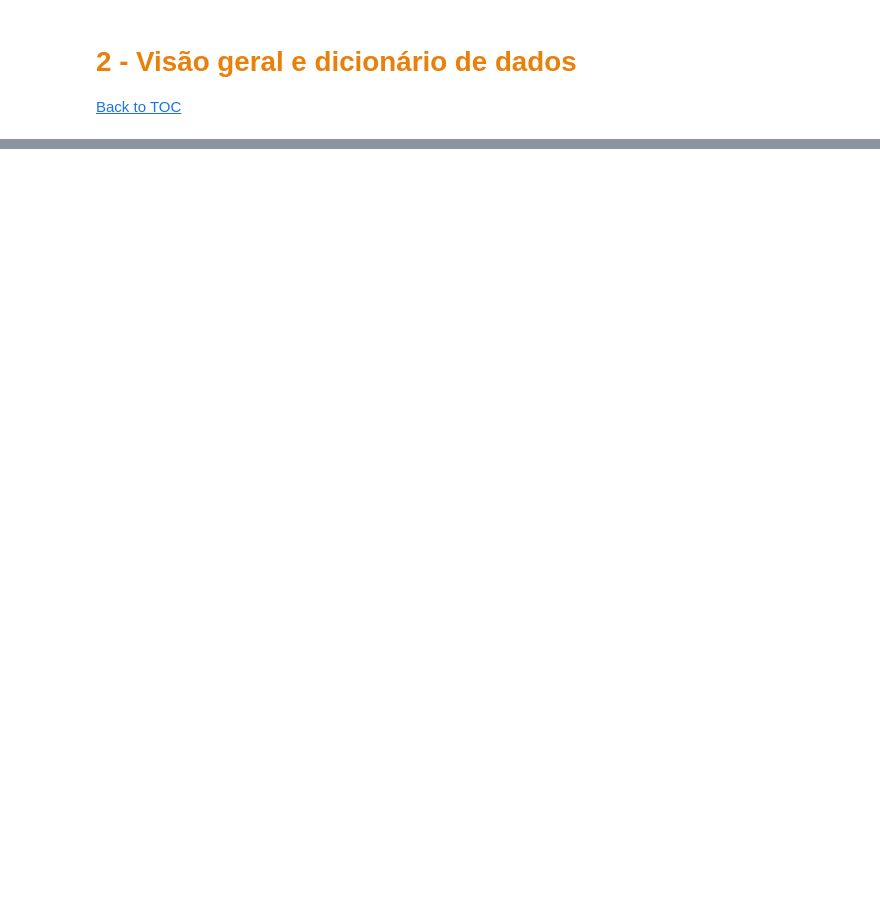
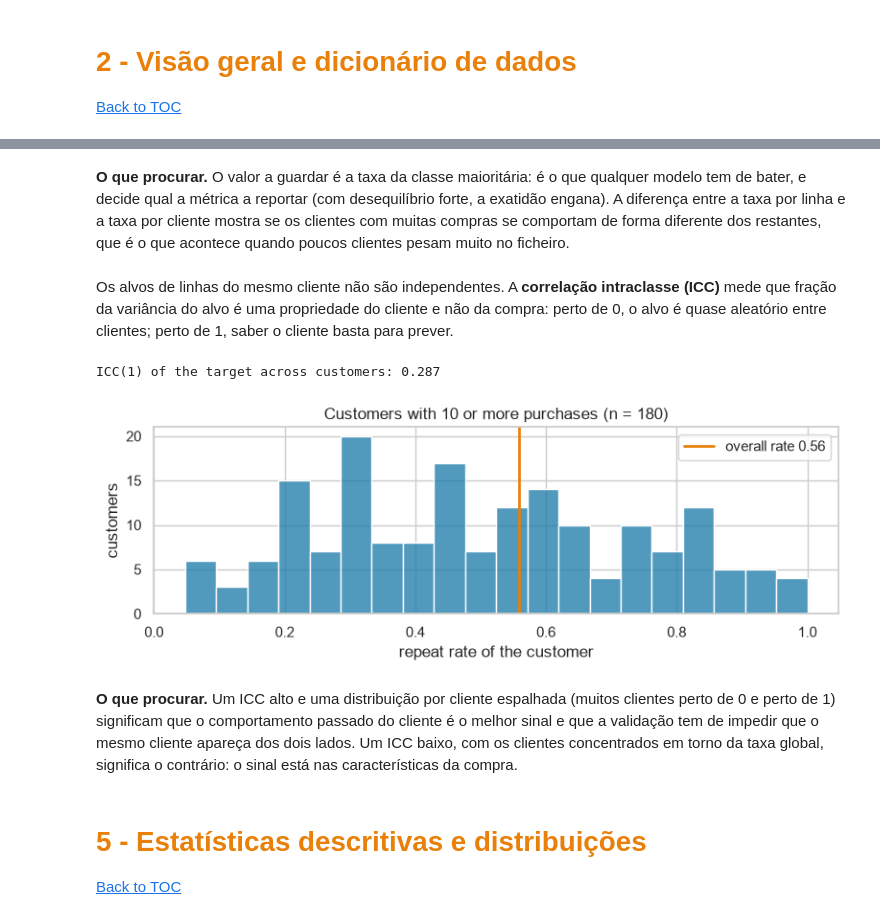
Before and after one commit to jonazzzzzzzz/ML_Project_G17, a Jupyter notebook: notebooks/NB_1_data_exploration.ipynb, the cells around one changed output, grey strips where cells are left out. Drawn from its saved outputs; the diff is of its cells as text; code cells hidden in the pictures; blank space fills up the shorter version.

```diff
--- a/notebooks/NB_1_data_exploration.ipynb
+++ b/notebooks/NB_1_data_exploration.ipynb
@@ -321,0 +587,12 @@ Havia mais verificações a fazer mas seriam imensas e estariamos a usar essas v
+# %%
+balance = train_data[target].value_counts().sort_index()
+print(balance.to_frame("rows").assign(
+    share=lambda f: (f["rows"] / len(train_data)).round(4)).to_string())
+print(f"\ntarget nulls: {train_data[target].isna().sum()}"
+      f" | values: {sorted(train_data[target].dropna().unique())}")
+print(f"always predicting the majority class scores"
+      f" {balance.max() / balance.sum():.4f} accuracy and 0 recall on the other")
+
+per_customer_rate = train_data.groupby("customer_id")[target].agg(["size", "mean"])
+print(f"\nrepeat rate over rows:      {train_data[target].mean():.4f}")
+print(f"repeat rate over customers: {per_customer_rate['mean'].mean():.4f}")
@@ -321,0 +610,33 @@ Havia mais verificações a fazer mas seriam imensas e estariamos a usar essas v
+# %% [markdown]
+**O que procurar.** O valor a guardar é a taxa da classe maioritária: é o que qualquer modelo tem de bater, e decide qual a métrica a reportar (com desequilíbrio forte, a exatidão engana). A diferença entre a taxa por linha e a taxa por cliente mostra se os clientes com muitas compras se comportam de forma diferente dos restantes, que é o que acontece quando poucos clientes pesam muito no ficheiro.
+# %% [markdown]
+Os alvos de linhas do mesmo cliente não são independentes. A **correlação intraclasse (ICC)** mede que fração da variância do alvo é uma propriedade do cliente e não da compra: perto de 0, o alvo é quase aleatório entre clientes; perto de 1, saber o cliente basta para prever.
+# %%
+groups = train_data.groupby("customer_id")[target]
+size, mean = groups.size(), groups.mean()
+N, k = size.sum(), len(size)
+grand = train_data[target].mean()
+ms_between = (size * (mean - grand) ** 2).sum() / (k - 1)
+ms_within = ((train_data[target] - groups.transform("mean")) ** 2).sum() / (N - k)
+n0 = (N - (size ** 2).sum() / N) / (k - 1)
+icc = (ms_between - ms_within) / (ms_between + (n0 - 1) * ms_within)
+print(f"ICC(1) of the target across customers: {icc:.3f}")
+
+big = per_customer_rate[per_customer_rate["size"] >= 10]
+fig, ax = plt.subplots(figsize=(8, 3))
+sns.histplot(big["mean"], bins=20, color=PLOT_BLUE, ax=ax)
+ax.axvline(grand, color=PLOT_ORANGE, lw=2, label=f"overall rate {grand:.2f}")
+ax.set(xlabel="repeat rate of the customer", ylabel="customers",
+       title=f"Customers with 10 or more purchases (n = {len(big)})")
+ax.legend()
+plt.tight_layout()
+plt.show()
+# %% [output]
+ICC(1) of the target across customers: 0.287
+[figure, added]
+# %% [markdown]
+**O que procurar.** Um ICC alto e uma distribuição por cliente espalhada (muitos clientes perto de 0 e perto de 1) significam que o comportamento passado do cliente é o melhor sinal e que a validação tem de impedir que o mesmo cliente apareça dos dois lados. Um ICC baixo, com os clientes concentrados em torno da taxa global, significa o contrário: o sinal está nas características da compra.
+# %% [markdown]
+# <font color='#E8800A'>5 - Estatísticas descritivas e distribuições</font><a class="anchor" id="estatistica"></a>
+
+[Back to TOC](#toc)
```
Also changed, not shown: parts of 124 cells of this notebook.
